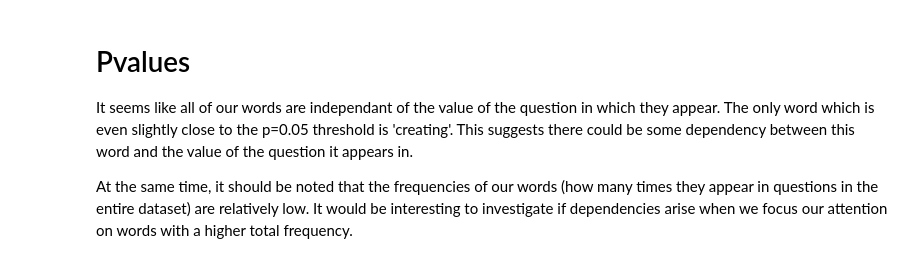
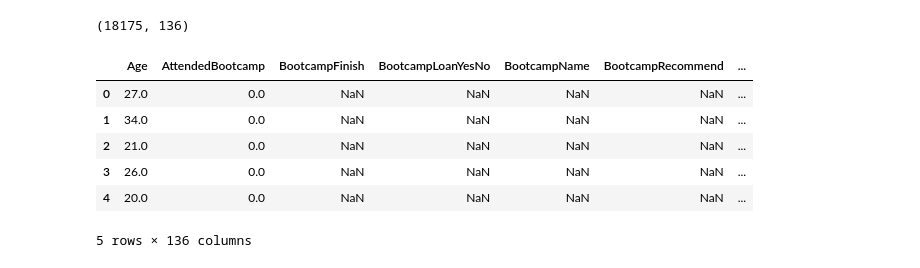
Before and after one commit to Leemac11/DataQuest, a Jupyter notebook: Basics.ipynb, the cells around one changed output. Cells and saved outputs as stored; diff of their text form; code cells hidden in the pictures.

```diff
--- a/Basics.ipynb
+++ b/Basics.ipynb
@@ -306,5 +7,15 @@ chi_squared
-# %% [markdown]
-# Pvalues
-It seems like all of our words are independant of the value of the question in which they appear. The only word which is even slightly close to the p=0.05 threshold is 'creating'. This suggests there could be some dependency between this word and the value of the question it appears in.
-
-At the same time, it should be noted that the frequencies of our words (how many times they appear in questions in the entire dataset) are relatively low. It would be interesting to investigate if dependencies arise when we focus our attention on words with a higher total frequency.
+# %%
+survey_data = pd.read_csv('2017-fCC-New-Coders-Survey-Data.csv')
+survey_data.shape
+# %% [output]
+(18175, 136)
+# %%
+survey_data.head(5)
+# %% [output]
+|  | Age | AttendedBootcamp | BootcampFinish | BootcampLoanYesNo | BootcampName | BootcampRecommend | ... |
+| 0 | 27.0 | 0.0 | NaN | NaN | NaN | NaN | ... |
+| 1 | 34.0 | 0.0 | NaN | NaN | NaN | NaN | ... |
+| 2 | 21.0 | 0.0 | NaN | NaN | NaN | NaN | ... |
+| 3 | 26.0 | 0.0 | NaN | NaN | NaN | NaN | ... |
+| 4 | 20.0 | 0.0 | NaN | NaN | NaN | NaN | ... |
+5 rows × 136 columns
```
Also changed, not shown: parts of 86 cells of this notebook.
